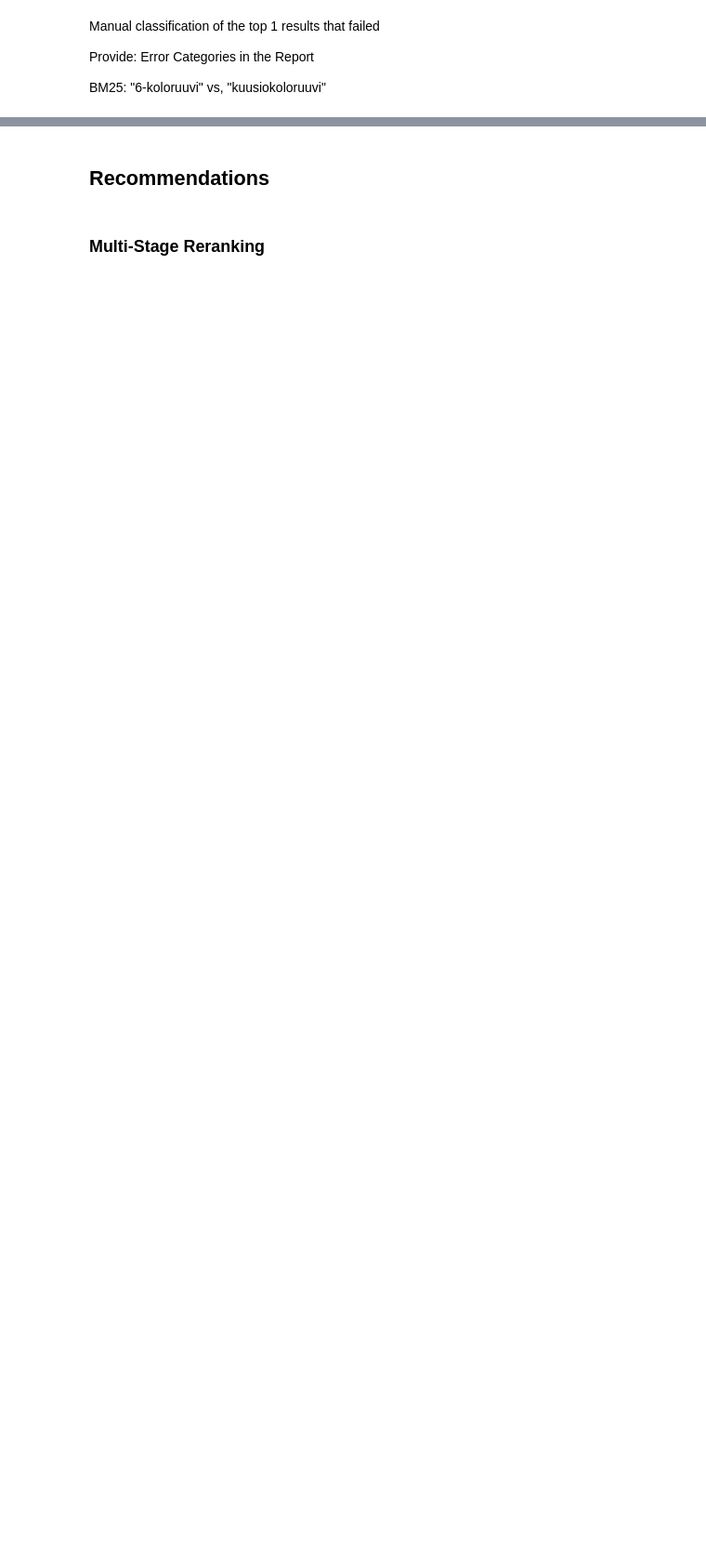
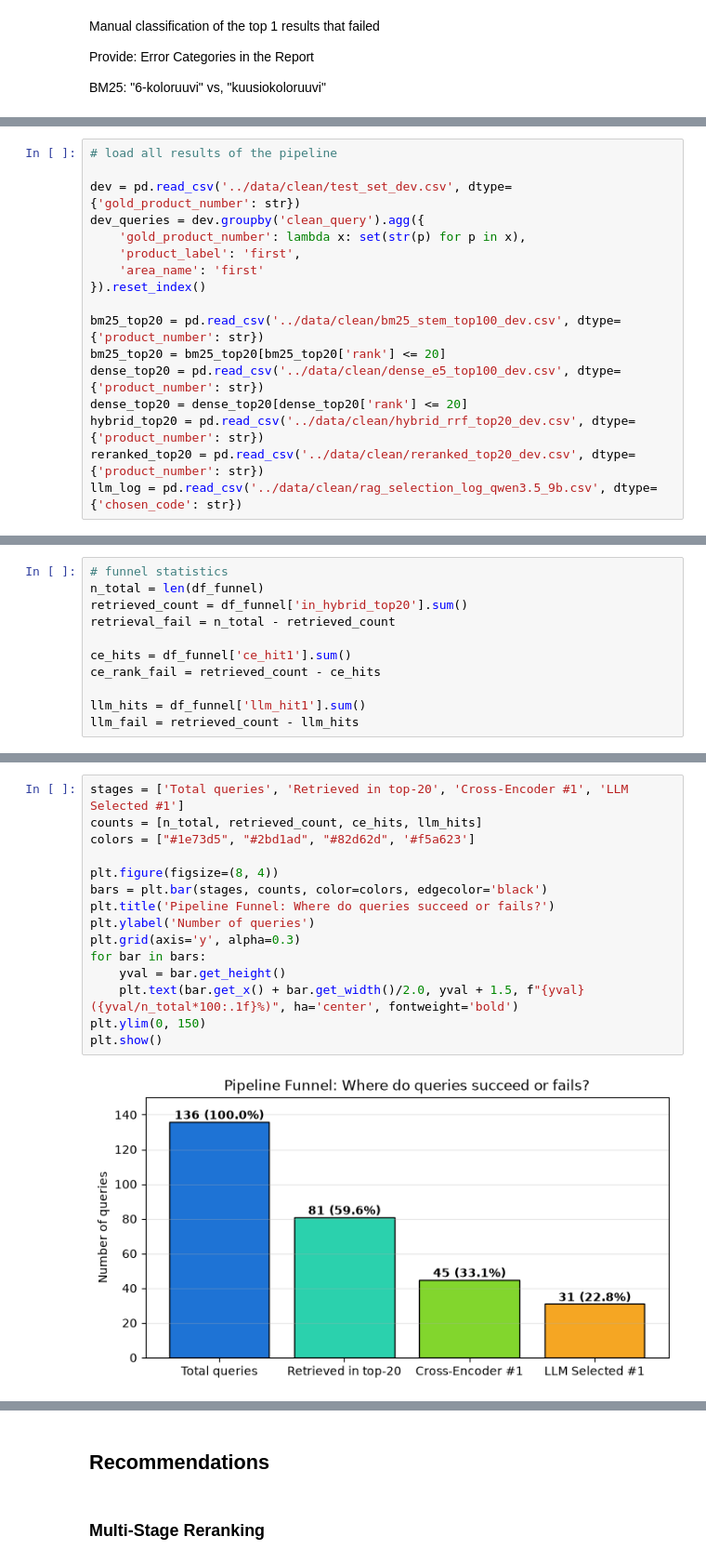
Before and after one commit to lepistsa-uni/semantic-product-search, a Jupyter notebook: notebooks/10_error_analysis.ipynb, the cells around one changed output, grey strips where cells are left out. Shown at 93% size. Cells and saved outputs as stored; diff of their text form; blank space fills up the shorter version.

```diff
--- a/notebooks/10_error_analysis.ipynb
+++ b/notebooks/10_error_analysis.ipynb
@@ -30,0 +107,17 @@ Reminder for error analysis: for the query “kuusiokoloruuvi din7984 a4 m8x40
+# %%
+# load all results of the pipeline
+
+dev = pd.read_csv('../data/clean/test_set_dev.csv', dtype={'gold_product_number': str})
+dev_queries = dev.groupby('clean_query').agg({
+    'gold_product_number': lambda x: set(str(p) for p in x),
+    'product_label': 'first',
+    'area_name': 'first'
+}).reset_index()
+
+bm25_top20 = pd.read_csv('../data/clean/bm25_stem_top100_dev.csv', dtype={'product_number': str})
+bm25_top20 = bm25_top20[bm25_top20['rank'] <= 20]
+dense_top20 = pd.read_csv('../data/clean/dense_e5_top100_dev.csv', dtype={'product_number': str})
+dense_top20 = dense_top20[dense_top20['rank'] <= 20]
+hybrid_top20 = pd.read_csv('../data/clean/hybrid_rrf_top20_dev.csv', dtype={'product_number': str})
+reranked_top20 = pd.read_csv('../data/clean/reranked_top20_dev.csv', dtype={'product_number': str})
+llm_log = pd.read_csv('../data/clean/rag_selection_log_qwen3.5_9b.csv', dtype={'chosen_code': str})
@@ -30,0 +154,11 @@ Reminder for error analysis: for the query “kuusiokoloruuvi din7984 a4 m8x40
+# %%
+# funnel statistics
+n_total = len(df_funnel)
+retrieved_count = df_funnel['in_hybrid_top20'].sum()
+retrieval_fail = n_total - retrieved_count
+
+ce_hits = df_funnel['ce_hit1'].sum()
+ce_rank_fail = retrieved_count - ce_hits
+
+llm_hits = df_funnel['llm_hit1'].sum()
+llm_fail = retrieved_count - llm_hits
@@ -30,0 +183,17 @@ Reminder for error analysis: for the query “kuusiokoloruuvi din7984 a4 m8x40
+# %%
+stages = ['Total queries', 'Retrieved in top-20', 'Cross-Encoder #1', 'LLM Selected #1']
+counts = [n_total, retrieved_count, ce_hits, llm_hits]
+colors = ["#1e73d5", "#2bd1ad", "#82d62d", '#f5a623']
+
+plt.figure(figsize=(8, 4))
+bars = plt.bar(stages, counts, color=colors, edgecolor='black')
+plt.title('Pipeline Funnel: Where do queries succeed or fails?')
+plt.ylabel('Number of queries')
+plt.grid(axis='y', alpha=0.3)
+for bar in bars:
+    yval = bar.get_height()
+    plt.text(bar.get_x() + bar.get_width()/2.0, yval + 1.5, f"{yval} ({yval/n_total*100:.1f}%)", ha='center', fontweight='bold')
+plt.ylim(0, 150)
+plt.show()
+# %% [output]
+[figure, added]
```
Also changed, not shown: parts of 18 cells of this notebook, 1 other file.
